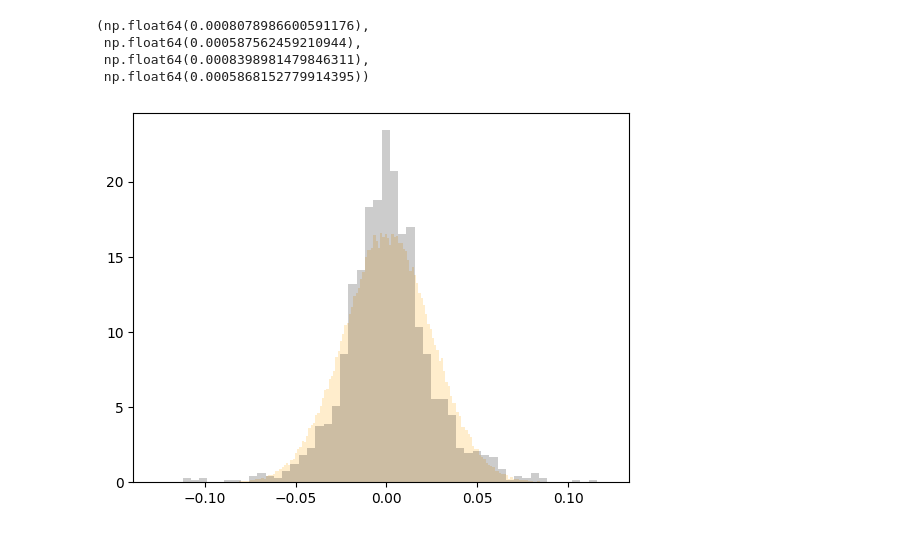
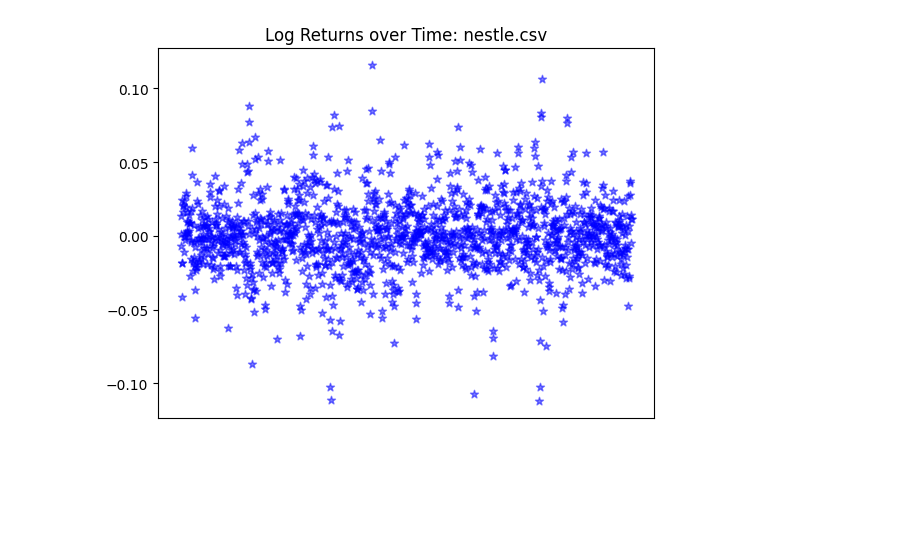
Before and after one commit to viviankessler/neural-sde, a Jupyter notebook: normal_distribution.ipynb, the cells around one changed output. Drawn from its saved outputs; the diff is of its cells as text; code cells hidden in the pictures; blank space fills up the shorter version.

```diff
--- a/normal_distribution.ipynb
+++ b/normal_distribution.ipynb
@@ -31 +18,10 @@ len(distribution)
+# %%
+log_returns = get_log_returns(stock_prices)
+# %%
+plt.scatter(np.arange(len(log_returns)), log_returns, c="blue", marker="*", alpha=.5)
+plt.xticks([])
+plt.title("Log Returns over Time: " + STOCK_NAME)
+plt.show()
+# %% [output]
+[figure, added]
 # %%
@@ -33,13 +30,0 @@ normal_distribution = stats.norm.rvs(loc=np.mean(distribution), scale=np.std(dis
-# %%
-np.mean(normal_distribution), np.var(normal_distribution), np.mean(distribution), np.var(distribution)
-# %% [output]
-(np.float64(0.0008078986600591176),
- np.float64(0.000587562459210944),
- np.float64(0.0008398981479846311),
- np.float64(0.0005868152779914395))
-# %%
-plt.hist(normal_distribution, color="orange", density=True, bins="auto", histtype="stepfilled", alpha=0.2)
-plt.hist(distribution, color="black", density=True, bins="auto", histtype="stepfilled", alpha=0.2)
-plt.show()
-# %% [output]
-[figure, removed]
```
Also changed, not shown: parts of 11 cells of this notebook, 2 other files.
